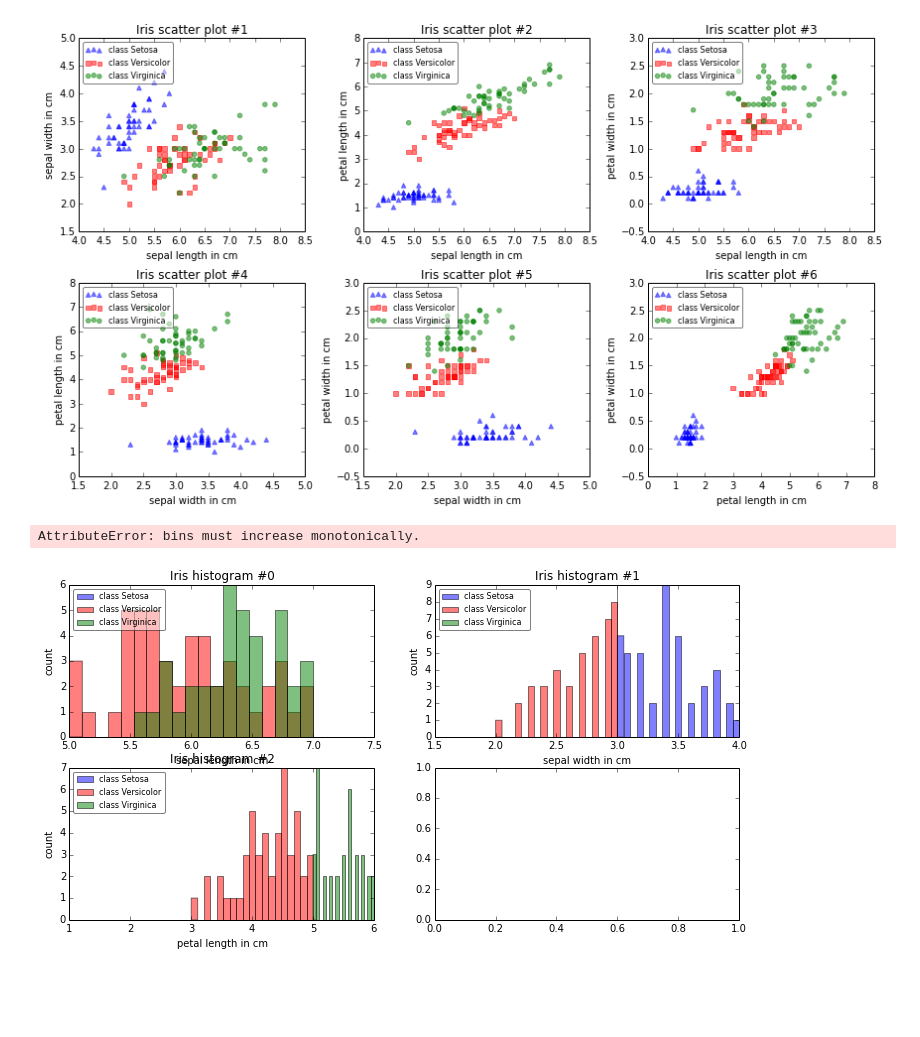
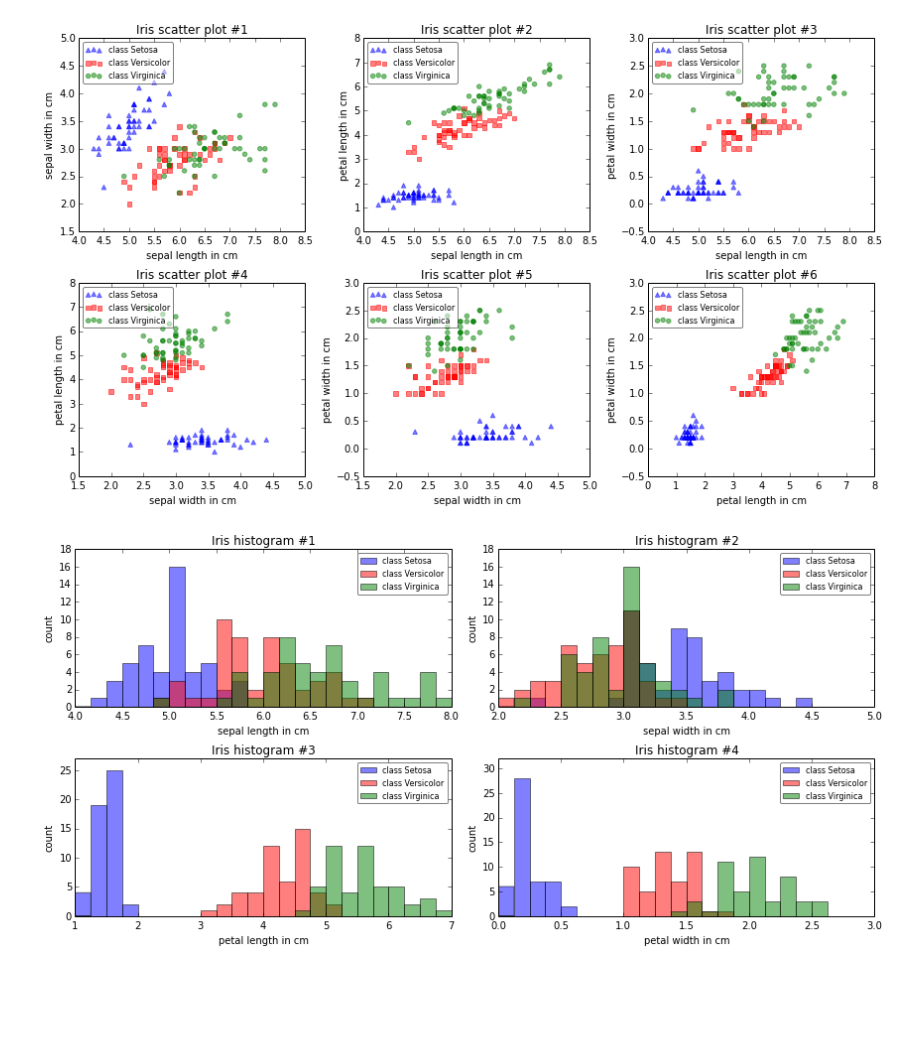
Before and after one commit to rasbt/pattern_classification, a Jupyter notebook: dimensionality_reduction/projection/linear_discriminant_analysis.ipynb, the cells around one changed output. Saved outputs shown, nothing was run; the diff lists cells and outputs as text; code cells hidden in the pictures.

```diff
--- a/dimensionality_reduction/projection/linear_discriminant_analysis.ipynb
+++ b/dimensionality_reduction/projection/linear_discriminant_analysis.ipynb
@@ -245,33 +240,34 @@ plt.show()
 # %% [output]
 [figure]
 # %%
+import numpy as np
+import math
+
 fig, axes = plt.subplots(nrows=2, ncols=2, figsize=(12,6))
 
 
-
 for ax,cnt in zip(axes.ravel(), range(4)):
+    min_b = math.floor(np.min(X[:,cnt]))
+    max_b = math.ceil(np.max(X[:,cnt]))
+    bins = np.linspace(min_b, max_b, 25)
     for lab,col in zip(range(1,4), ('blue', 'red', 'green')):
 
-        bins = np.linspace(math.ceil(np.min(X[y==lab, cnt])),
-                   math.floor(np.max(X[y==lab, cnt])),
-                   20) # fixed number of bins
 
         ax.hist(X[y==lab, cnt],
                    color=col,
                    label='class %s' %label_dict[lab],
                    bins=bins,
                    alpha=0.5,)
-    leg = ax.legend(loc='upper left', fancybox=True, fontsize=8)
+        ylims = ax.get_ylim()
+    leg = ax.legend(loc='upper right', fancybox=True, fontsize=8)
     leg.get_frame().set_alpha(0.5)
+    ax.set_ylim([0, max(ylims)+2])
     ax.set_xlabel(feature_dict[cnt])
     ax.set_ylabel('count')
-    ax.set_title('Iris histogram #%s' %cnt)
+    ax.set_title('Iris histogram #%s' %str(cnt+1))
 
 fig.tight_layout()
 
-#plt.legend('upper right', fontsize=8)
-
 plt.show()
 # %% [output]
-AttributeError: bins must increase monotonically.
-[figure, old version]
+[figure, new version]
```
Also changed, not shown: parts of 15 cells of this notebook.
